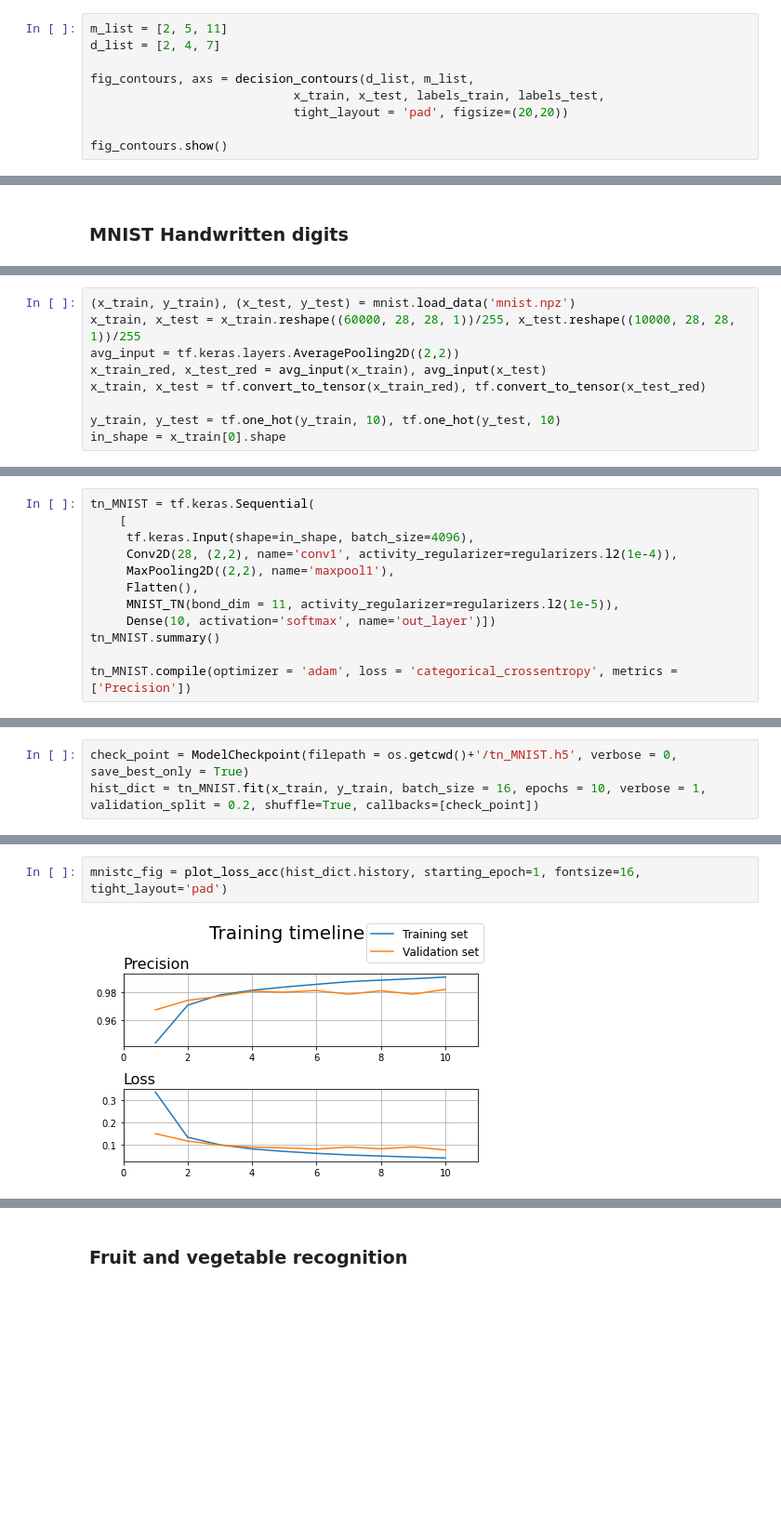
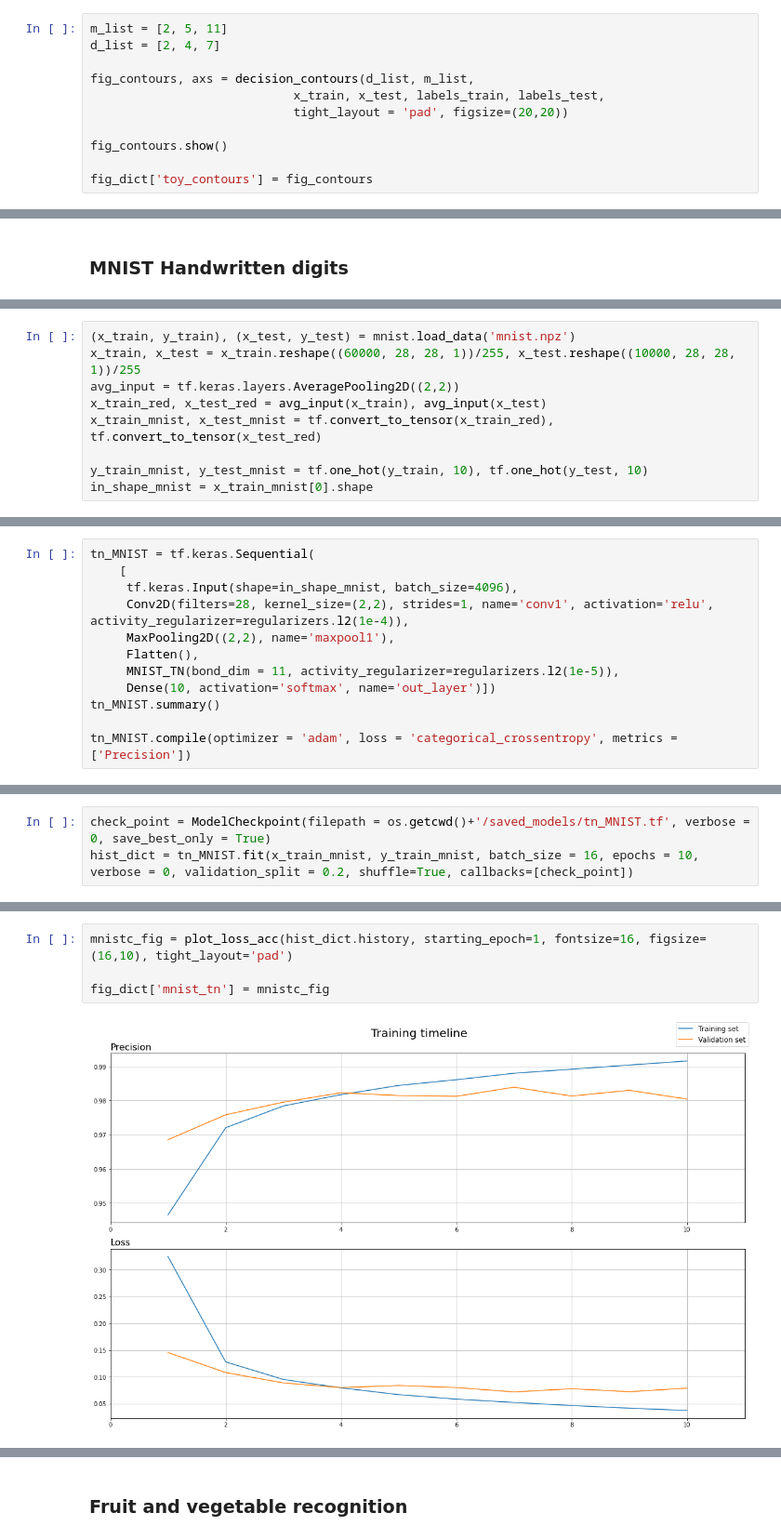
Before and after one commit to jtfreitas/QInfo_Final, a Jupyter notebook: final_nb.ipynb, the cells around one changed output, grey strips where cells are left out. Shown at 93% size. Drawn from its saved outputs; the diff is of its cells as text; blank space fills up the shorter version.

```diff
--- a/final_nb.ipynb
+++ b/final_nb.ipynb
@@ -141,5 +116,7 @@ fig_contours, axs = decision_contours(d_list, m_list,
                             tight_layout = 'pad', figsize=(20,20))
 
 fig_contours.show()
+
+fig_dict['toy_contours'] = fig_contours
 # %% [output]
 Model achieved 93.000% precision on the test set.
@@ -159,7 +138,7 @@ Model achieved 91.250% precision on the test set.
 x_train, x_test = x_train.reshape((60000, 28, 28, 1))/255, x_test.reshape((10000, 28, 28, 1))/255
 avg_input = tf.keras.layers.AveragePooling2D((2,2))
 x_train_red, x_test_red = avg_input(x_train), avg_input(x_test)
-x_train, x_test = tf.convert_to_tensor(x_train_red), tf.convert_to_tensor(x_test_red)
+x_train_mnist, x_test_mnist = tf.convert_to_tensor(x_train_red), tf.convert_to_tensor(x_test_red)
 
-y_train, y_test = tf.one_hot(y_train, 10), tf.one_hot(y_test, 10)
-in_shape = x_train[0].shape
+y_train_mnist, y_test_mnist = tf.one_hot(y_train, 10), tf.one_hot(y_test, 10)
+in_shape_mnist = x_train_mnist[0].shape
@@ -168,8 +151,8 @@ in_shape = x_train[0].shape
 # %%
 tn_MNIST = tf.keras.Sequential(
     [
-     tf.keras.Input(shape=in_shape, batch_size=4096),
-     Conv2D(28, (2,2), name='conv1', activity_regularizer=regularizers.l2(1e-4)),
+     tf.keras.Input(shape=in_shape_mnist, batch_size=4096),
+     Conv2D(filters=28, kernel_size=(2,2), strides=1, name='conv1', activation='relu', activity_regularizer=regularizers.l2(1e-4)),
      MaxPooling2D((2,2), name='maxpool1'),
      Flatten(),
      MNIST_TN(bond_dim = 11, activity_regularizer=regularizers.l2(1e-5)),
@@ -185,5 +183,5 @@ in user code:
 # %%
-check_point = ModelCheckpoint(filepath = os.getcwd()+'/tn_MNIST.h5', verbose = 0, save_best_only = True)
-hist_dict = tn_MNIST.fit(x_train, y_train, batch_size = 16, epochs = 10, verbose = 1, validation_split = 0.2, shuffle=True, callbacks=[check_point])
+check_point = ModelCheckpoint(filepath = os.getcwd()+'/saved_models/tn_MNIST.tf', verbose = 0, save_best_only = True)
+hist_dict = tn_MNIST.fit(x_train_mnist, y_train_mnist, batch_size = 16, epochs = 10, verbose = 0, validation_split = 0.2, shuffle=True, callbacks=[check_point])
 # %% [output]
 Epoch 1/10
@@ -220,4 +240,6 @@ loaded_MNIST.load_weights("tn_MNIST.h5")
 # %%
-mnistc_fig = plot_loss_acc(hist_dict.history, starting_epoch=1, fontsize=16, tight_layout='pad')
+mnistc_fig = plot_loss_acc(hist_dict.history, starting_epoch=1, fontsize=16, figsize= (16,10), tight_layout='pad')
+
+fig_dict['mnist_tn'] = mnistc_fig
 # %% [output]
-[figure, old version]
+[figure, new version]
```
Also changed, not shown: parts of 31 cells of this notebook, 1 other file.
